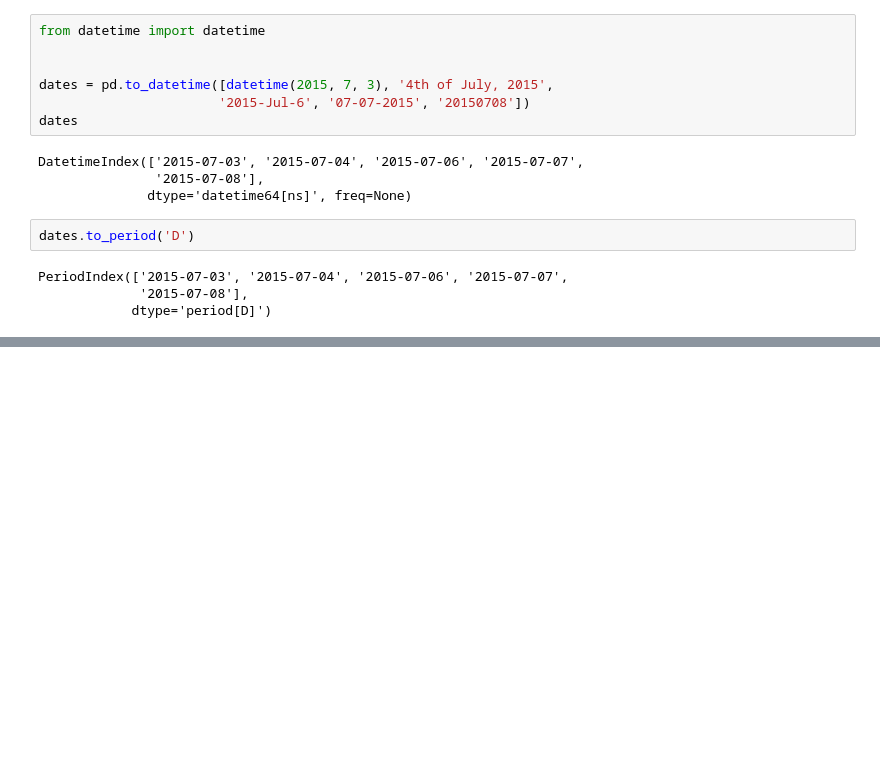
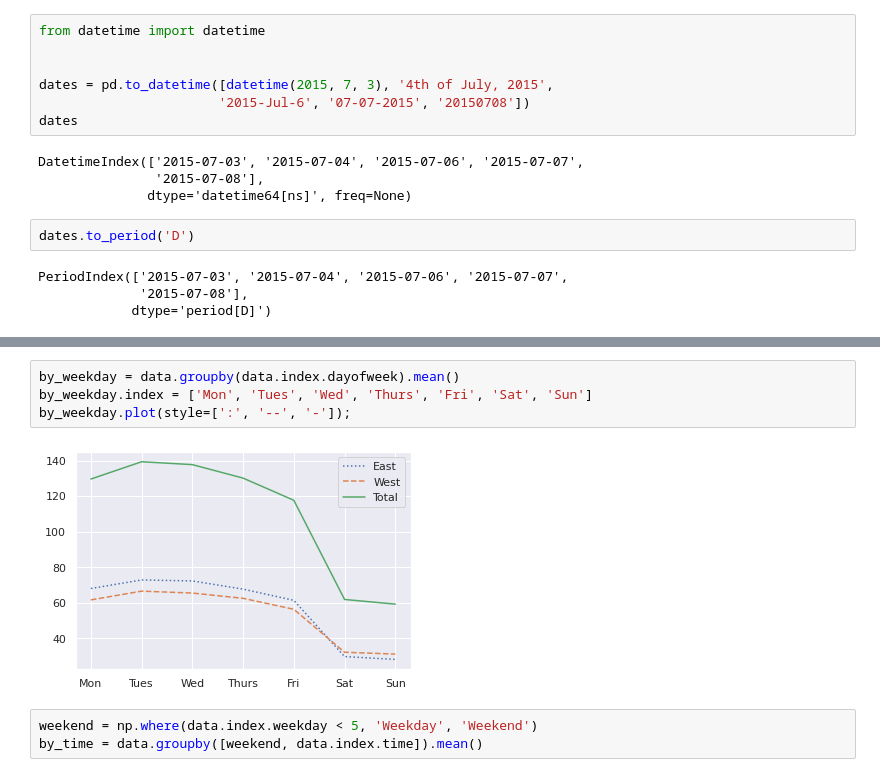
Before and after one commit to ensofter/python_for_difficult_tasks, a Jupyter notebook: Part 3 - Data Manipulation with Pandas.ipynb, the cells around one changed output, grey strips where cells are left out. Cells and saved outputs as stored; diff of their text form; blank space fills up the shorter version.

```diff
--- a/Part 3 - Data Manipulation with Pandas.ipynb
+++ b/Part 3 - Data Manipulation with Pandas.ipynb
@@ -2173,0 +2180,9 @@ daily.rolling(50, center=True, win_type='gaussian').sum(std=10).plot(style=[':',
+# %%
+by_weekday = data.groupby(data.index.dayofweek).mean()
+by_weekday.index = ['Mon', 'Tues', 'Wed', 'Thurs', 'Fri', 'Sat', 'Sun']
+by_weekday.plot(style=[':', '--', '-']);
+# %% [output]
+[figure, added]
+# %%
+weekend = np.where(data.index.weekday < 5, 'Weekday', 'Weekend')
+by_time = data.groupby([weekend, data.index.time]).mean()
```
Also changed, not shown: parts of 66 cells of this notebook.
